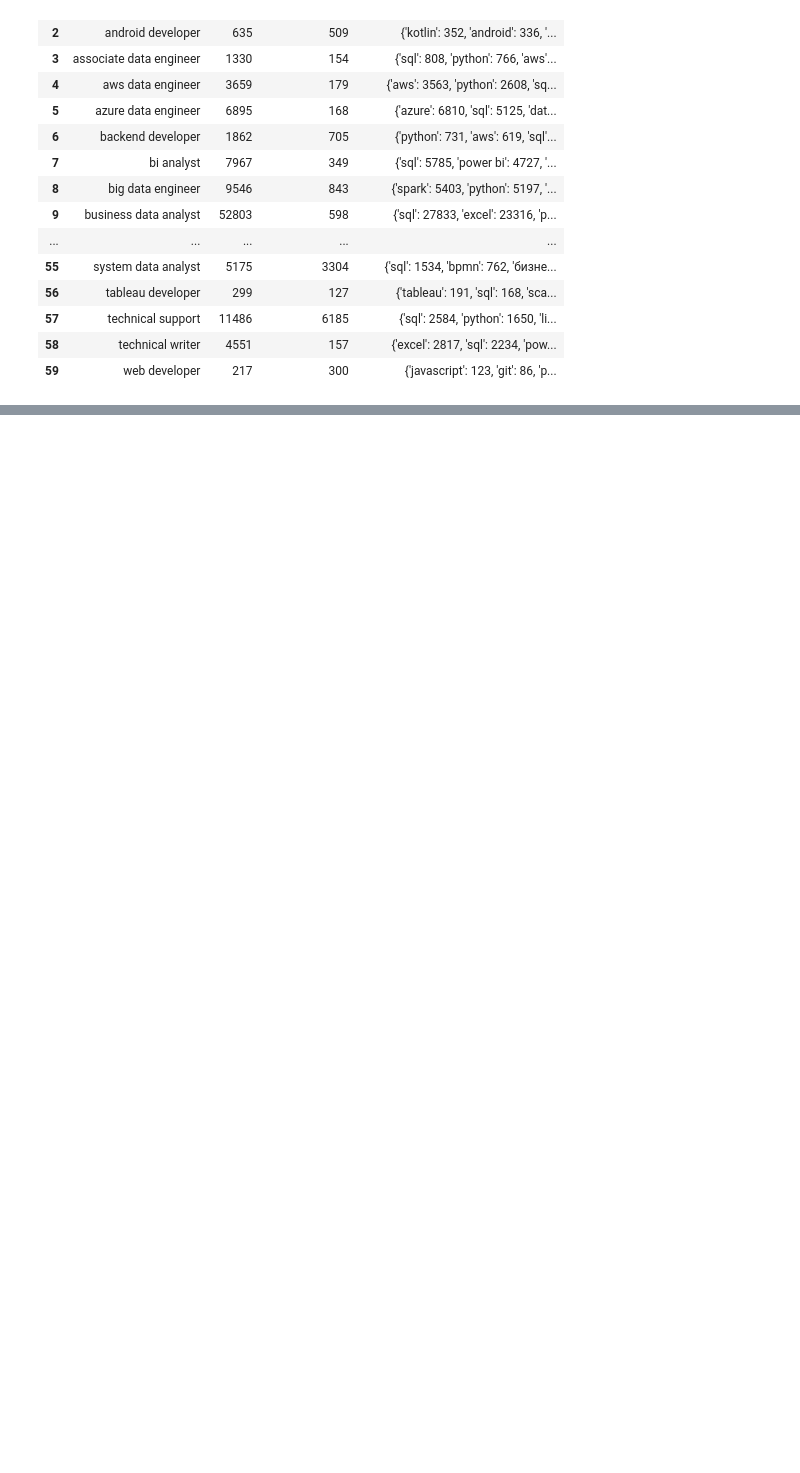
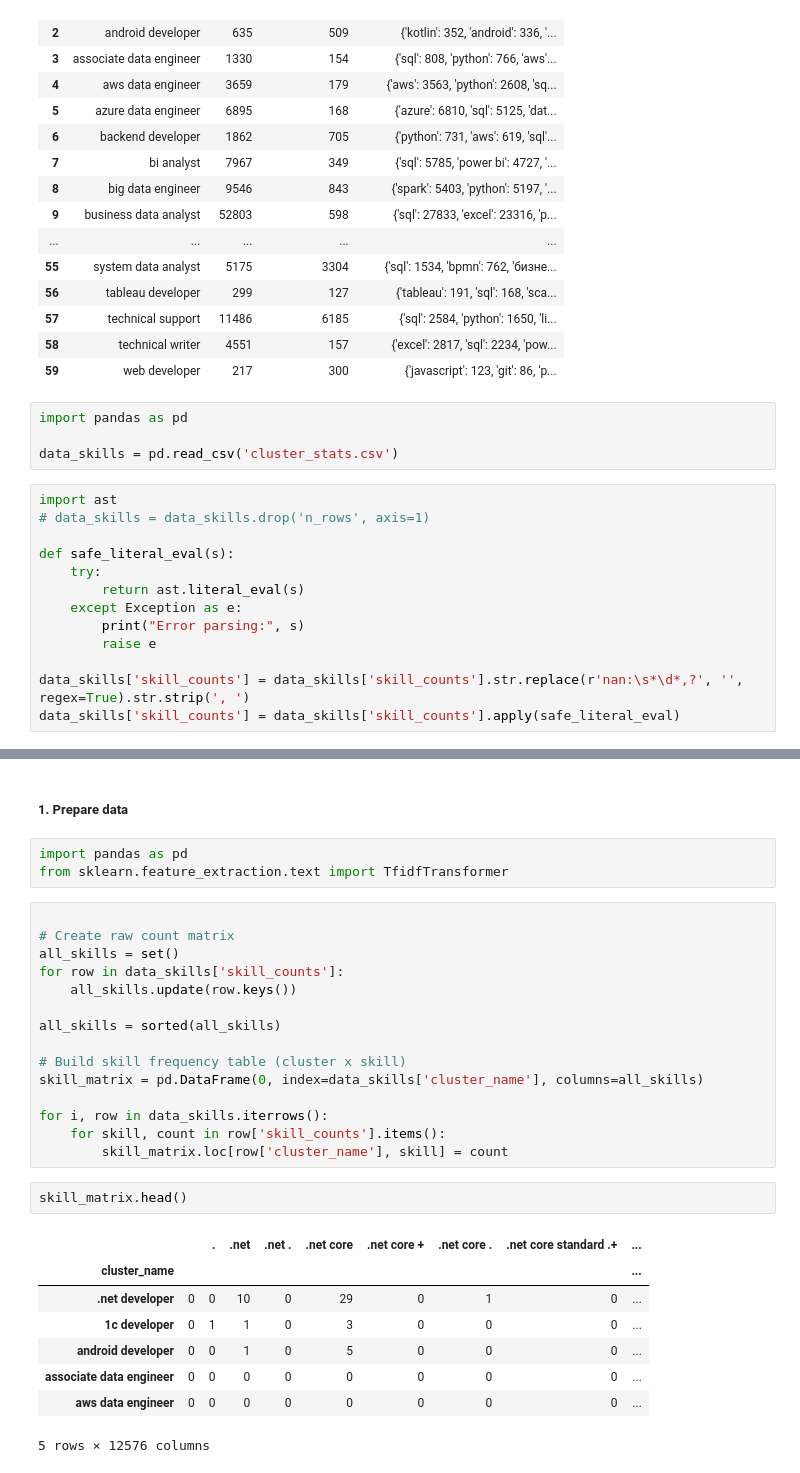
Before and after one commit to IU-Capstone-Project-2025/KIZAK, a Jupyter notebook: ml/jv_mapping.ipynb, the cells around one changed output, grey strips where cells are left out. Saved outputs shown, nothing was run; the diff lists cells and outputs as text; blank space fills up the shorter version.

```diff
--- a/ml/jv_mapping.ipynb
+++ b/ml/jv_mapping.ipynb
@@ -1154,3 +1154,20 @@ cluster_stats_df
 | 57 | technical support | 11486 | 6185 | {'sql': 2584, 'python': 1650, 'li... |
 | 58 | technical writer | 4551 | 157 | {'excel': 2817, 'sql': 2234, 'pow... |
 | 59 | web developer | 217 | 300 | {'javascript': 123, 'git': 86, 'p... |
+# %%
+import pandas as pd
+
+data_skills = pd.read_csv('cluster_stats.csv')
+# %%
+import ast
+# data_skills = data_skills.drop('n_rows', axis=1)
+
+def safe_literal_eval(s):
+    try:
+        return ast.literal_eval(s)
+    except Exception as e:
+        print("Error parsing:", s)
+        raise e
+
+data_skills['skill_counts'] = data_skills['skill_counts'].str.replace(r'nan:\s*\d*,?', '', regex=True).str.strip(', ')
+data_skills['skill_counts'] = data_skills['skill_counts'].apply(safe_literal_eval)
@@ -1156,0 +1193,32 @@ cluster_stats_df
+# %% [markdown]
+
+##### 1. Prepare data
+# %%
+import pandas as pd
+from sklearn.feature_extraction.text import TfidfTransformer
+# %%
+
+# Create raw count matrix
+all_skills = set()
+for row in data_skills['skill_counts']:
+    all_skills.update(row.keys())
+
+all_skills = sorted(all_skills)
+
+# Build skill frequency table (cluster x skill)
+skill_matrix = pd.DataFrame(0, index=data_skills['cluster_name'], columns=all_skills)
+
+for i, row in data_skills.iterrows():
+    for skill, count in row['skill_counts'].items():
+        skill_matrix.loc[row['cluster_name'], skill] = count
+# %%
+skill_matrix.head()
+# %% [output]
+|  |  | . | .net | .net . | .net core | .net core + | .net core . | .net core standard .+ | ... |
+| cluster_name |  |  |  |  |  |  |  |  | ... |
+| .net developer | 0 | 0 | 10 | 0 | 29 | 0 | 1 | 0 | ... |
+| 1c developer | 0 | 1 | 1 | 0 | 3 | 0 | 0 | 0 | ... |
+| android developer | 0 | 0 | 1 | 0 | 5 | 0 | 0 | 0 | ... |
+| associate data engineer | 0 | 0 | 0 | 0 | 0 | 0 | 0 | 0 | ... |
+| aws data engineer | 0 | 0 | 0 | 0 | 0 | 0 | 0 | 0 | ... |
+5 rows × 12576 columns
```
Also changed, not shown: parts of 14 cells of this notebook.
